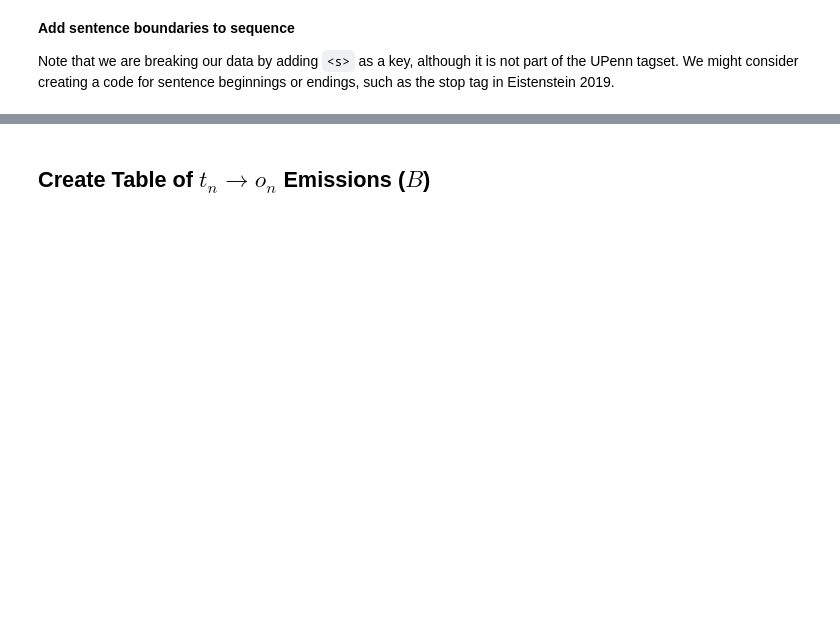
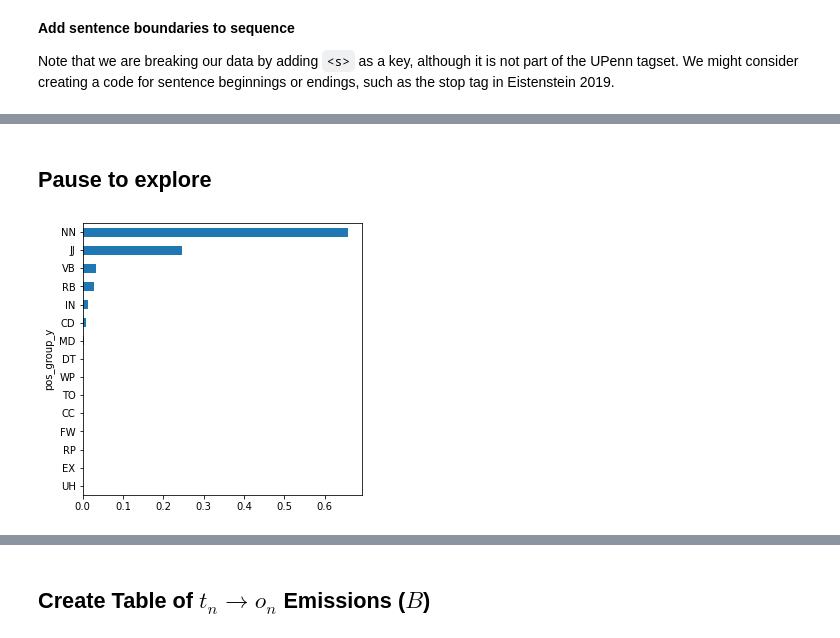
Before and after one commit to ontoligent/DS5001-2022-01-OLD, a Jupyter notebook: M04_NLP/M04_02_HMM.ipynb, the cells around one changed output, grey strips where cells are left out. Drawn from its saved outputs; the diff is of its cells as text; code cells hidden in the pictures; blank space fills up the shorter version.

```diff
--- a/M04_NLP/M04_02_HMM.ipynb
+++ b/M04_NLP/M04_02_HMM.ipynb
@@ -303,0 +200,6 @@ A.loc['NN'].rcp.sort_values().plot.barh(figsize=(5,5)); # p(Ax|Ay)
+# %% [markdown]
+## Pause to explore
+# %%
+A.loc['DT'].cp.sort_values().plot.barh(figsize=(5,5)); # P(Ty|Tx)
+# %% [output]
+[figure, added]
```
Also changed, not shown: parts of 74 cells of this notebook.
